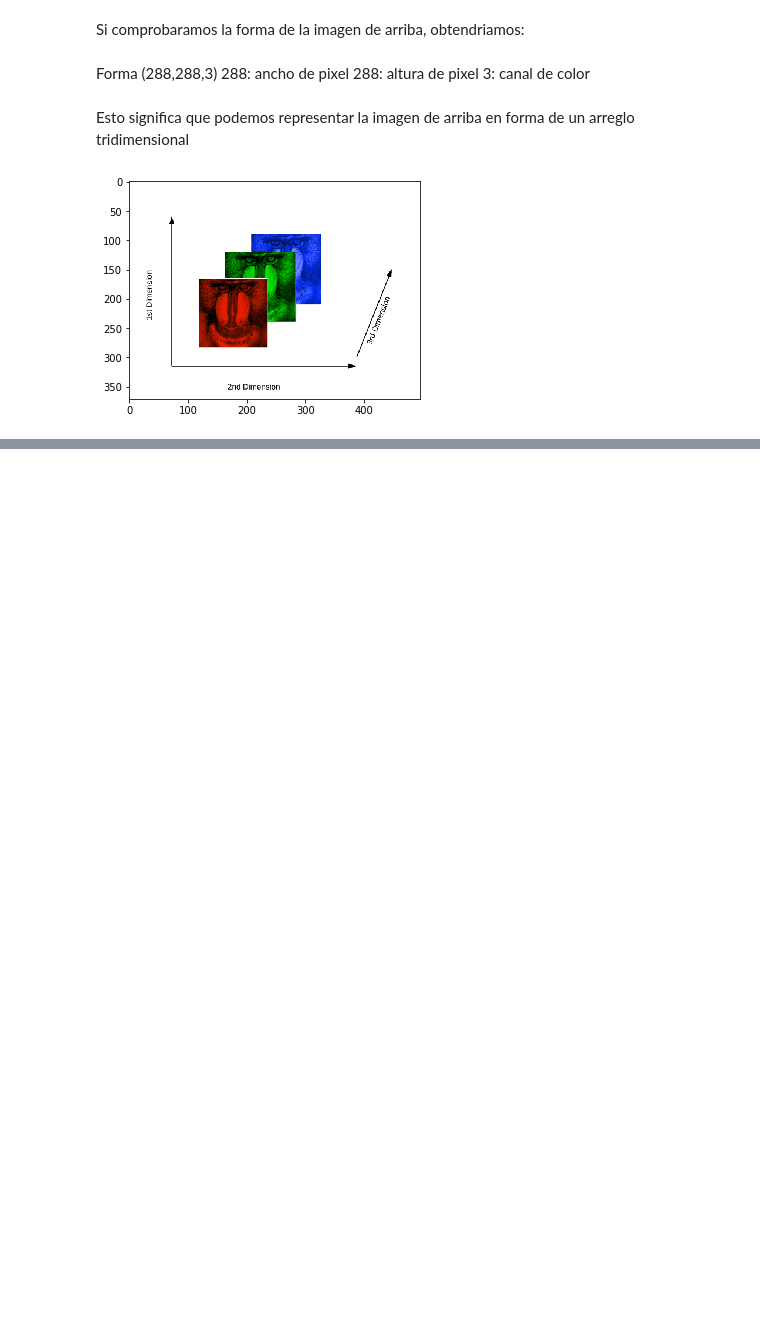
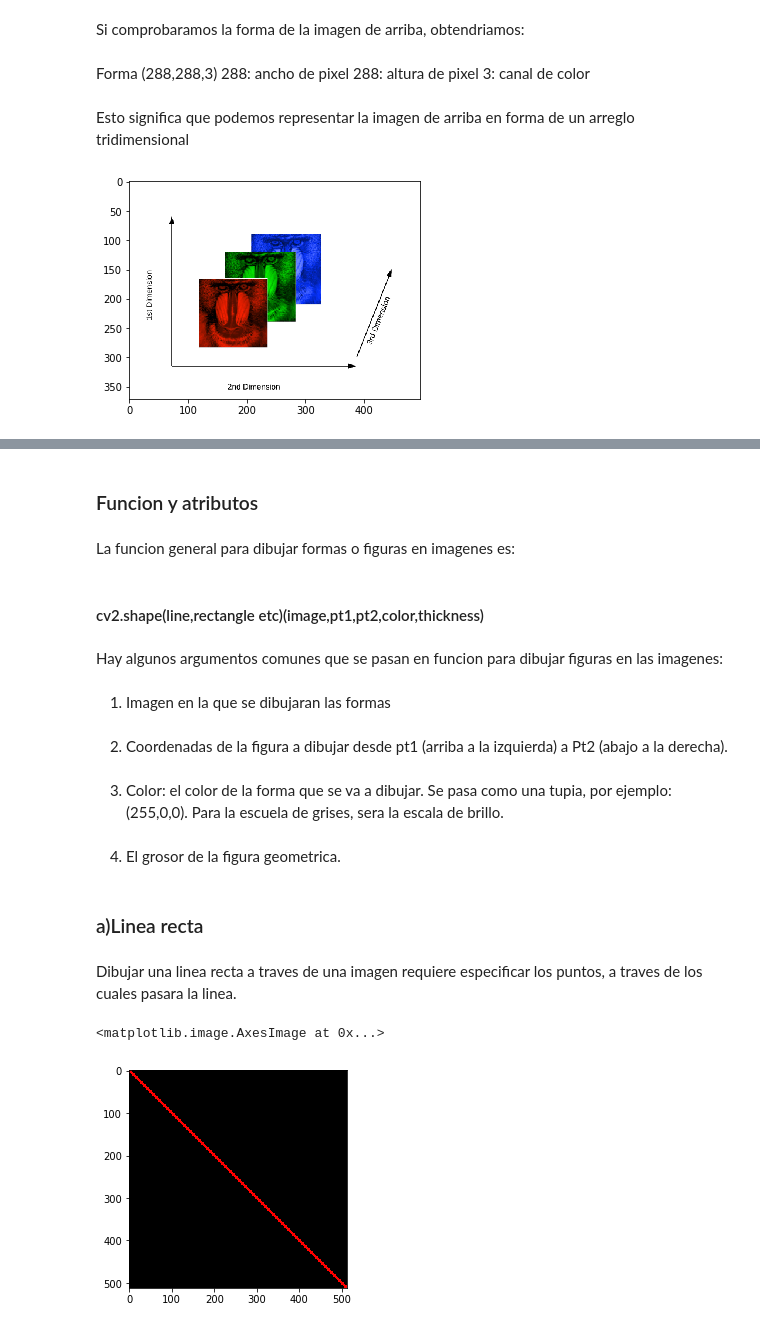
Before and after one commit to Visary12/IA-Clase-M5, a Jupyter notebook: Practica OpenCV.ipynb, the cells around one changed output, grey strips where cells are left out. Cells and saved outputs as stored; diff of their text form; code cells hidden in the pictures; blank space fills up the shorter version.

```diff
--- a/Practica OpenCV.ipynb
+++ b/Practica OpenCV.ipynb
@@ -80,0 +140,27 @@ plt.show()
+# %% [markdown]
+### Funcion y atributos
+# %% [markdown]
+La funcion general para dibujar formas o figuras en imagenes es:
+# %% [markdown]
+#### cv2.shape(line,rectangle etc)(image,pt1,pt2,color,thickness)
+# %% [markdown]
+Hay algunos argumentos comunes que se pasan en funcion para dibujar figuras en las imagenes:
+# %% [markdown]
+1) Imagen en la que se dibujaran las formas
+# %% [markdown]
+2) Coordenadas de la figura a dibujar desde pt1 (arriba a la izquierda) a Pt2 (abajo a la derecha).
+# %% [markdown]
+3) Color: el color de la forma que se va a dibujar. Se pasa como una tupia, por ejemplo: (255,0,0). Para la escuela de grises, sera la escala de brillo.
+# %% [markdown]
+4) El grosor de la figura geometrica.
+# %% [markdown]
+### a)Linea recta
+# %% [markdown]
+Dibujar una linea recta a traves de una imagen requiere especificar los puntos, a traves de los cuales pasara la linea.
+# %%
+# Dibuja una linea roja diagonal con un grosor de 5px.
+line_red = cv2.line(image_blank,(0,0),(511,511),(255,0,0),5)
+plt.imshow(line_red)
+# %% [output]
+<matplotlib.image.AxesImage at 0x...>
+[figure, added]
```
Also changed, not shown: parts of 32 cells of this notebook.
